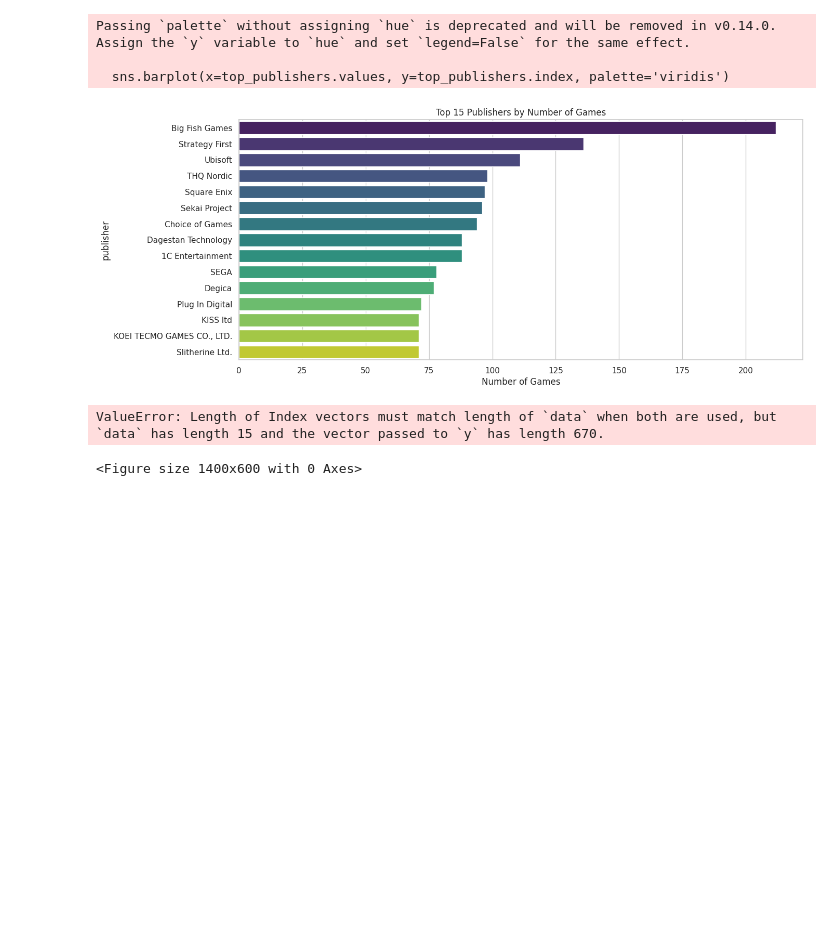
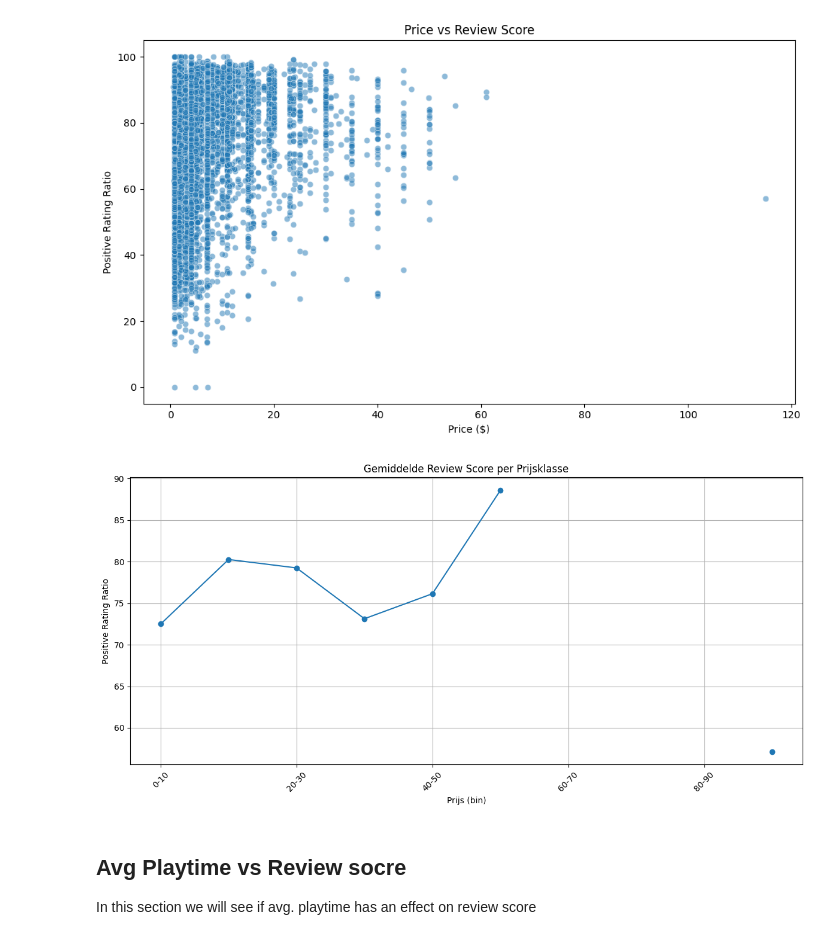
Before and after one commit to IwanHofstra/gevpro_final_project, a Jupyter notebook: steam_project (1).ipynb, the cells around one changed output. Saved outputs shown, nothing was run; the diff lists cells and outputs as text; code cells hidden in the pictures; blank space fills up the shorter version.

```diff
--- a/steam_project (1).ipynb
+++ b/steam_project (1).ipynb
@@ -176,35 +166,34 @@ ValueError: cannot reindex on an axis with duplicate labels
 # %%
-## 5. Publisher and Developer Analysis
-
-### 5.1 Top Publishers by Number of Games
-top_publishers = df['publisher'].value_counts().head(15)
-
-plt.figure(figsize=(14, 6))
-sns.barplot(x=top_publishers.values, y=top_publishers.index, palette='viridis')
-plt.title('Top 15 Publishers by Number of Games')
-plt.xlabel('Number of Games')
+# 1. Price vs Review Score
+plt.figure(figsize=(10,6))
+sns.scatterplot(data=df, x='price', y='rating_percentage', alpha=0.5)
+plt.title('Price vs Review Score')
+plt.xlabel('Price ($)')
+plt.ylabel('Positive Rating Ratio')
+plt.tight_layout()
 plt.show()
 
-### 5.2 Publishers with Highest Rated Games
-publisher_ratings = df.groupby('publisher').agg({
-    'rating_percentage': 'mean',
-    'total_ratings': 'sum'
-}).sort_values('rating_percentage', ascending=False)
+# Prijs opdelen in gelijke klassen
+df['price_bin'] = pd.cut(df['price'], bins=10 , labels=[f"{i}-{i+10}" for i in range(0, 100, 10)], include_lowest=True)
 
-# Filter for publishers with at least 5 games
-publisher_ratings = publisher_ratings[df['publisher'].value_counts() >= 5]
+# Gemiddelde review score per prijsklasse berekenen
+price_group = df.groupby('price_bin')['rating_percentage'].mean()
 
-plt.figure(figsize=(14, 6))
-sns.barplot(x='rating_percentage', y=publisher_ratings.index,
-            data=publisher_ratings.head(15), palette='viridis')
-plt.title('Top 15 Publishers by Average Rating (with min 5 games)')
-plt.xlabel('Average Positive Rating Percentage')
+# Lijnplot maken
+plt.figure(figsize=(12,6))
+price_group.plot(kind='line', marker='o')
+plt.title('Gemiddelde Review Score per Prijsklasse')
+plt.xlabel('Prijs (bin)')
+plt.ylabel('Positive Rating Ratio')
+plt.xticks(rotation=45)
+plt.grid(True)
+plt.tight_layout()
 plt.show()
 # %% [output]
-Passing `palette` without assigning `hue` is deprecated and will be removed in v0.14.0. Assign the `y` variable to `hue` and set `legend=False` for the same effect.
-
-  sns.barplot(x=top_publishers.values, y=top_publishers.index, palette='viridis')
-[figure, old version]
+[figure, new version]
-ValueError: Length of Index vectors must match length of `data` when both are used, but `data` has length 15 and the vector passed to `y` has length 670.
-<Figure size 1400x600 with 0 Axes>
+[figure, added]
+# %% [markdown]
+## Avg Playtime vs Review socre
+
+In this section we will see if avg. playtime has an effect on review score
 # %%
```
Also changed, not shown: parts of 20 cells of this notebook.
